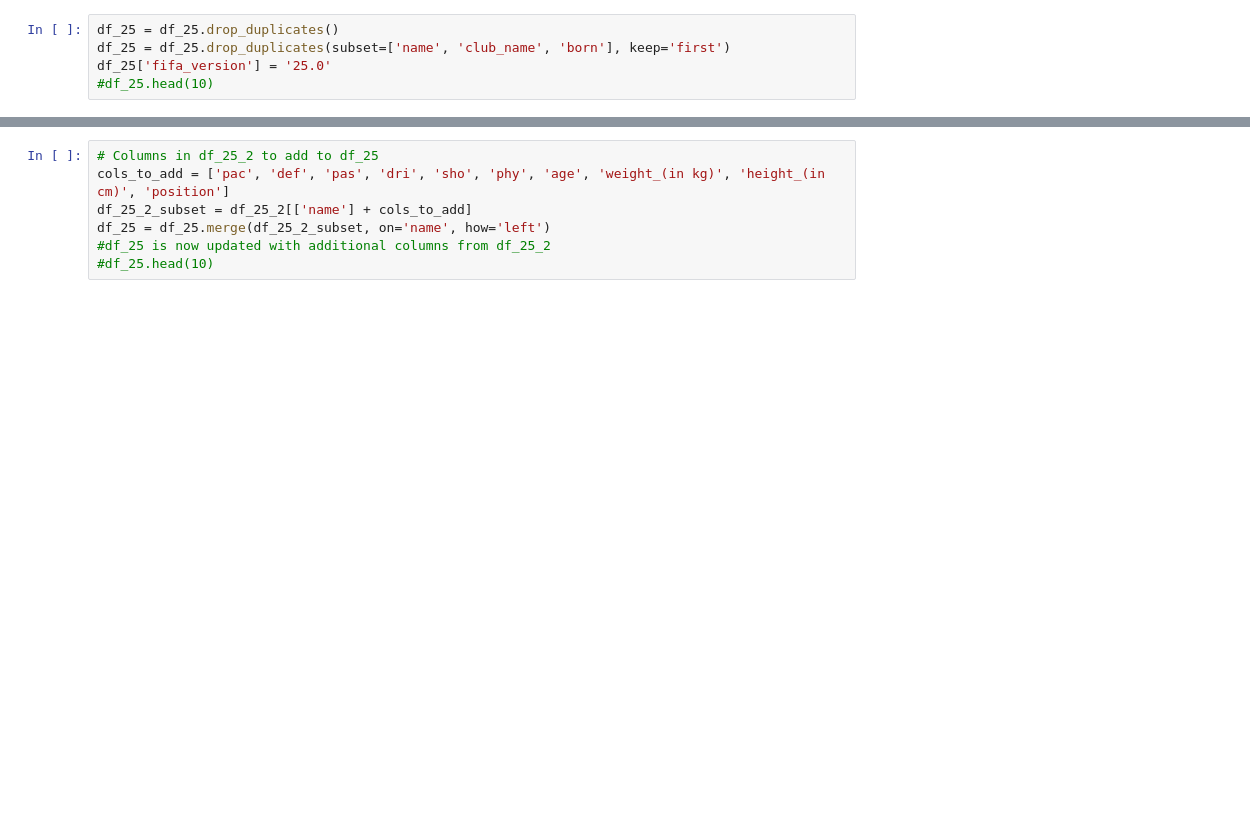
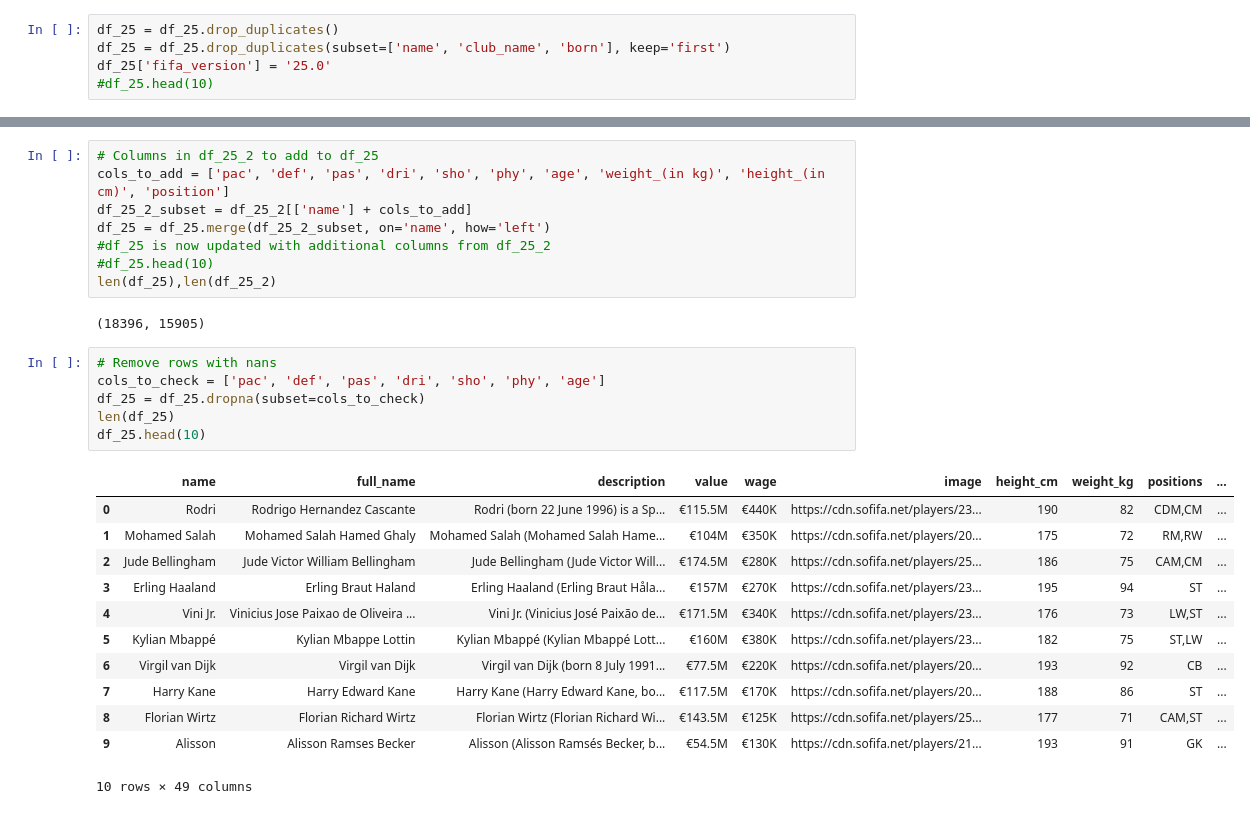
Before and after one commit to JackyJoh/fut, a Jupyter notebook: notebooks/mergeFIFA.ipynb, the cells around one changed output, grey strips where cells are left out. Drawn from its saved outputs; the diff is of its cells as text; blank space fills up the shorter version.

```diff
--- a/notebooks/mergeFIFA.ipynb
+++ b/notebooks/mergeFIFA.ipynb
@@ -104,3 +118,25 @@ df_25_2_subset = df_25_2[['name'] + cols_to_add]
 df_25 = df_25.merge(df_25_2_subset, on='name', how='left')
 #df_25 is now updated with additional columns from df_25_2
 #df_25.head(10)
+len(df_25),len(df_25_2)
+# %% [output]
+(18396, 15905)
+# %%
+# Remove rows with nans
+cols_to_check = ['pac', 'def', 'pas', 'dri', 'sho', 'phy', 'age']
+df_25 = df_25.dropna(subset=cols_to_check)
+len(df_25)
+df_25.head(10)
+# %% [output]
+|  | name | full_name | description | value | wage | image | height_cm | weight_kg | positions | ... |
+| 0 | Rodri | Rodrigo Hernandez Cascante | Rodri (born 22 June 1996) is a Sp... | €115.5M | €440K | https://cdn.sofifa.net/players/23... | 190 | 82 | CDM,CM | ... |
+| 1 | Mohamed Salah | Mohamed Salah Hamed Ghaly | Mohamed Salah (Mohamed Salah Hame... | €104M | €350K | https://cdn.sofifa.net/players/20... | 175 | 72 | RM,RW | ... |
+| 2 | Jude Bellingham | Jude Victor William Bellingham | Jude Bellingham (Jude Victor Will... | €174.5M | €280K | https://cdn.sofifa.net/players/25... | 186 | 75 | CAM,CM | ... |
+| 3 | Erling Haaland | Erling Braut Haland | Erling Haaland (Erling Braut Håla... | €157M | €270K | https://cdn.sofifa.net/players/23... | 195 | 94 | ST | ... |
+| 4 | Vini Jr. | Vinicius Jose Paixao de Oliveira ... | Vini Jr. (Vinicius José Paixão de... | €171.5M | €340K | https://cdn.sofifa.net/players/23... | 176 | 73 | LW,ST | ... |
+| 5 | Kylian Mbappé | Kylian Mbappe Lottin | Kylian Mbappé (Kylian Mbappé Lott... | €160M | €380K | https://cdn.sofifa.net/players/23... | 182 | 75 | ST,LW | ... |
+| 6 | Virgil van Dijk | Virgil van Dijk | Virgil van Dijk (born 8 July 1991... | €77.5M | €220K | https://cdn.sofifa.net/players/20... | 193 | 92 | CB | ... |
+| 7 | Harry Kane | Harry Edward Kane | Harry Kane (Harry Edward Kane, bo... | €117.5M | €170K | https://cdn.sofifa.net/players/20... | 188 | 86 | ST | ... |
+| 8 | Florian Wirtz | Florian Richard Wirtz | Florian Wirtz (Florian Richard Wi... | €143.5M | €125K | https://cdn.sofifa.net/players/25... | 177 | 71 | CAM,ST | ... |
+| 9 | Alisson | Alisson Ramses Becker | Alisson (Alisson Ramsés Becker, b... | €54.5M | €130K | https://cdn.sofifa.net/players/21... | 193 | 91 | GK | ... |
+10 rows × 49 columns
```
Also changed, not shown: parts of 15 cells of this notebook, 2 other files.
